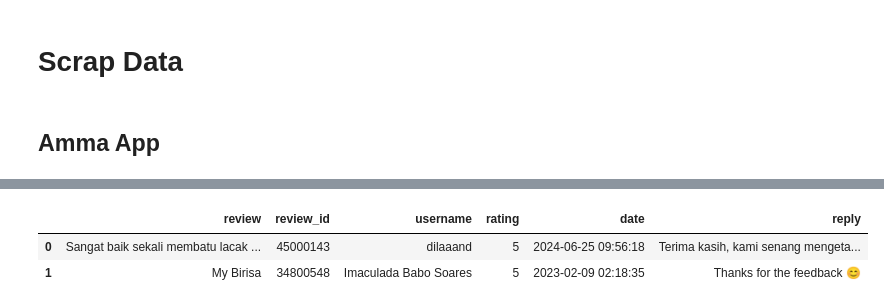
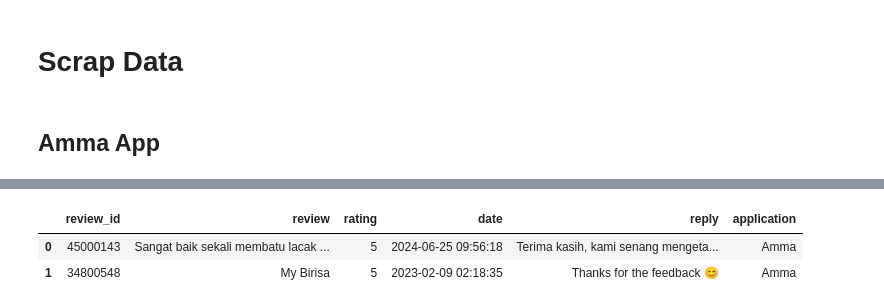
Before and after one commit to radyadhewa/gcn-for-app-reviews, a Jupyter notebook: scraping/app-store-scraper.ipynb, the cells around one changed output, grey strips where cells are left out. Saved outputs shown, nothing was run; the diff lists cells and outputs as text; code cells hidden in the pictures.

```diff
--- a/scraping/app-store-scraper.ipynb
+++ b/scraping/app-store-scraper.ipynb
@@ -52,10 +56,10 @@ filtered_reviews = [
     for r in amma.reviews
 ]
 # %%
-df = pd.DataFrame(filtered_reviews)
+df_amma = pd.DataFrame(filtered_reviews)
 # %%
-df.head()
+df_amma.head()
 # %% [output]
-|  | review | review_id | username | rating | date | reply |
-| 0 | Sangat baik sekali membatu lacak ... | 45000143 | dilaaand | 5 | 2024-06-25 09:56:18 | Terima kasih, kami senang mengeta... |
-| 1 | My Birisa | 34800548 | Imaculada Babo Soares | 5 | 2023-02-09 02:18:35 | Thanks for the feedback 😊 |
+|  | review_id | review | rating | date | reply | application |
+| 0 | 45000143 | Sangat baik sekali membatu lacak ... | 5 | 2024-06-25 09:56:18 | Terima kasih, kami senang mengeta... | Amma |
+| 1 | 34800548 | My Birisa | 5 | 2023-02-09 02:18:35 | Thanks for the feedback 😊 | Amma |
```
Also changed, not shown: parts of 10 cells of this notebook, 28 other files.
